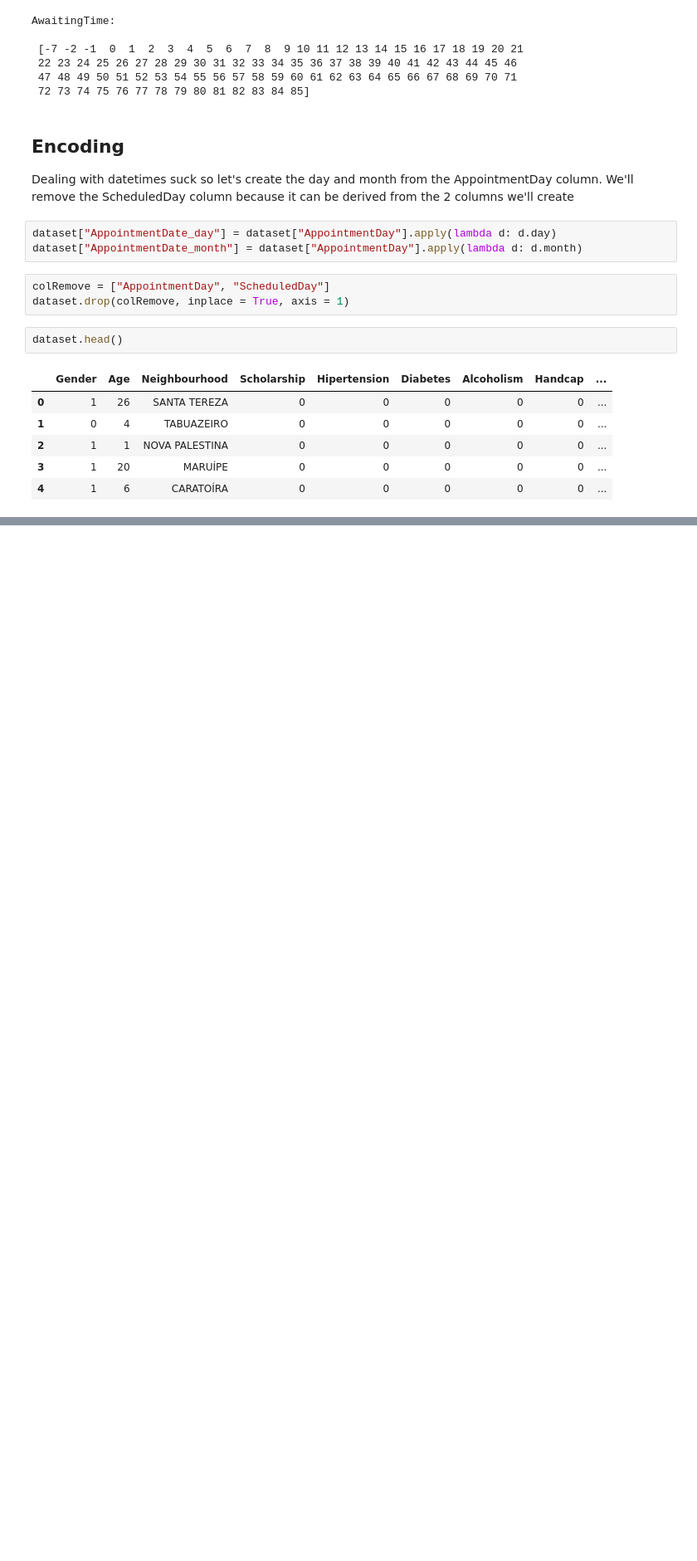
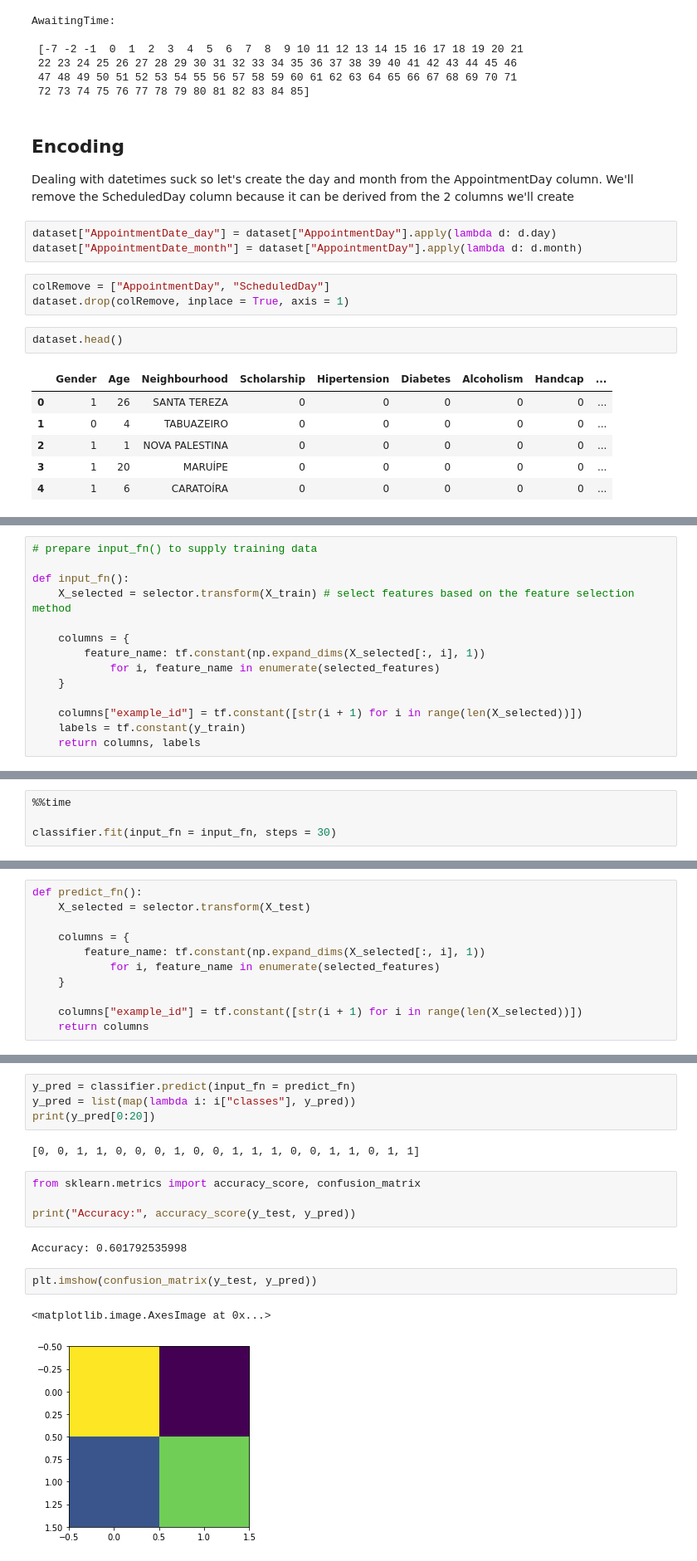
Before and after one commit to iamjz/Python-Data, a Jupyter notebook: LinearSVM_FromScatch_NoShowAppts.ipynb, the cells around one changed output, grey strips where cells are left out. Shown at 83% size. Cells and saved outputs as stored; diff of their text form; blank space fills up the shorter version.

```diff
--- a/LinearSVM_FromScatch_NoShowAppts.ipynb
+++ b/LinearSVM_FromScatch_NoShowAppts.ipynb
@@ -246,0 +641,14 @@ dataset.head()
+# %%
+# prepare input_fn() to supply training data
+
+def input_fn():
+    X_selected = selector.transform(X_train) # select features based on the feature selection method
+
+    columns = {
+        feature_name: tf.constant(np.expand_dims(X_selected[:, i], 1))
+            for i, feature_name in enumerate(selected_features)
+    }
+
+    columns["example_id"] = tf.constant([str(i + 1) for i in range(len(X_selected))])
+    labels = tf.constant(y_train)
+    return columns, labels
@@ -246,0 +657,4 @@ dataset.head()
+# %%
+%%time
+
+classifier.fit(input_fn = input_fn, steps = 30)
@@ -246,0 +666,11 @@ dataset.head()
+# %%
+def predict_fn():
+    X_selected = selector.transform(X_test)
+
+    columns = {
+        feature_name: tf.constant(np.expand_dims(X_selected[:, i], 1))
+            for i, feature_name in enumerate(selected_features)
+    }
+
+    columns["example_id"] = tf.constant([str(i + 1) for i in range(len(X_selected))])
+    return columns
@@ -246,0 +679,17 @@ dataset.head()
+# %%
+y_pred = classifier.predict(input_fn = predict_fn)
+y_pred = list(map(lambda i: i["classes"], y_pred))
+print(y_pred[0:20])
+# %% [output]
+[0, 0, 1, 1, 0, 0, 0, 1, 0, 0, 1, 1, 1, 0, 0, 1, 1, 0, 1, 1]
+# %%
+from sklearn.metrics import accuracy_score, confusion_matrix
+
+print("Accuracy:", accuracy_score(y_test, y_pred))
+# %% [output]
+Accuracy: 0.601792535998
+# %%
+plt.imshow(confusion_matrix(y_test, y_pred))
+# %% [output]
+<matplotlib.image.AxesImage at 0x...>
+[figure, added]
```
Also changed, not shown: parts of 66 cells of this notebook.
